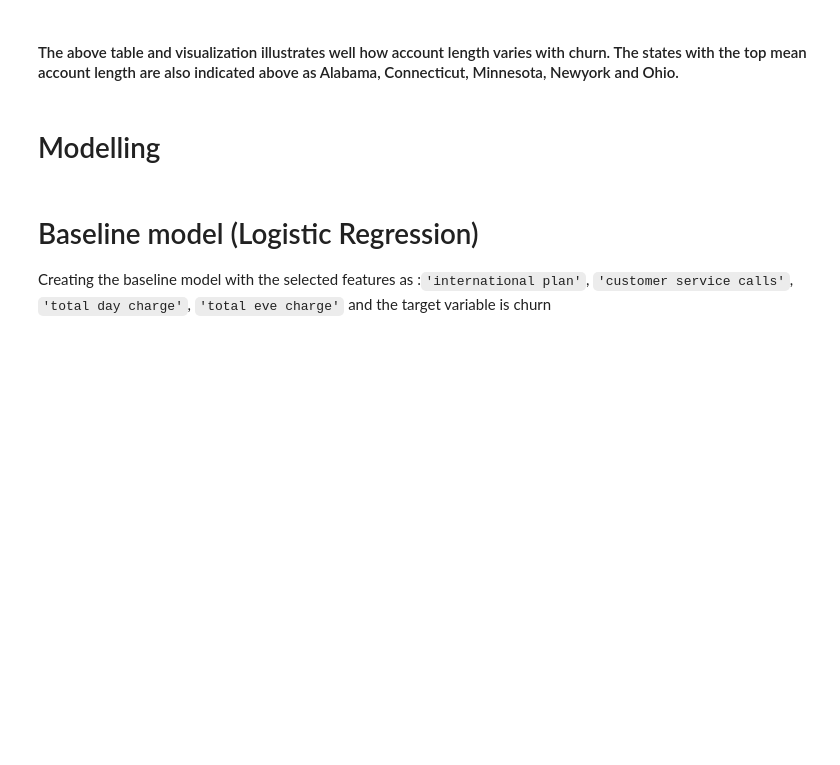
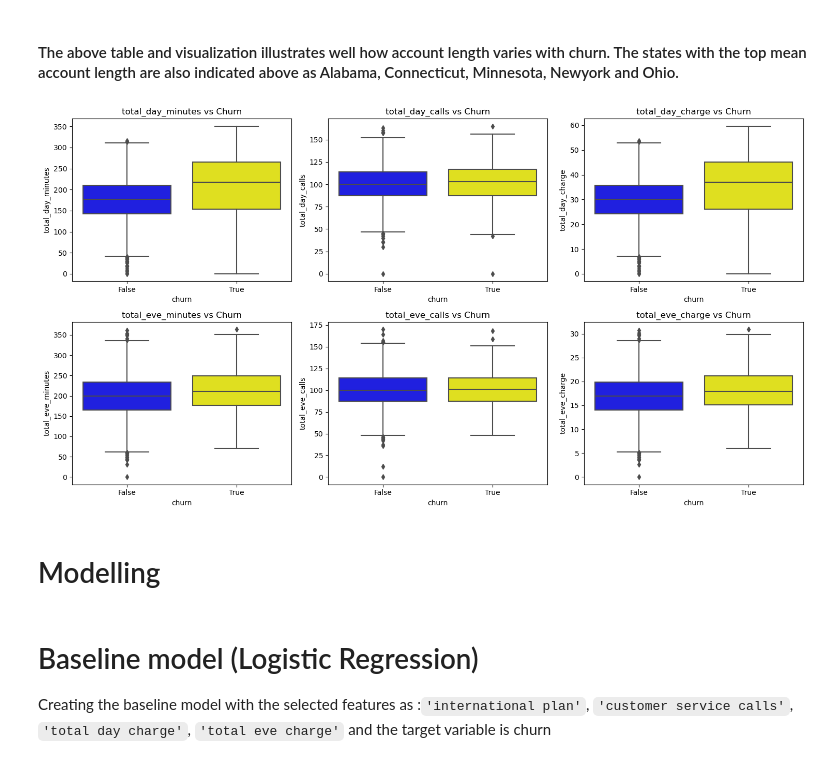
Before and after one commit to Kiplagat8/dsft13hybrid_phase3_project_group4, a Jupyter notebook: index.ipynb, the cells around one changed output. Saved outputs shown, nothing was run; the diff lists cells and outputs as text; code cells hidden in the pictures; blank space fills up the shorter version.

```diff
--- a/index.ipynb
+++ b/index.ipynb
@@ -406,21 +409,23 @@ AttributeError: 'numpy.bool_' object has no attribute 'startswith'
 # %%
 # We visualize different features against churn
 features = [
     'total_day_minutes', 'total_day_calls', 'total_day_charge',
     'total_eve_minutes', 'total_eve_calls', 'total_eve_charge',
     'total_night_minutes', 'total_night_calls', 'total_night_charge',
     'total_intl_minutes', 'total_intl_calls', 'total_intl_charge',
     'customer_service_calls'
 ]
 
 # Visualize boxplots for each feature against churn
 plt.figure(figsize=(15, 8))
-for i, col in enumerate(features[:6], 1):
+for i, col in enumerate (features[:6], 1):
     plt.subplot(2, 3, i)
-    sns.boxplot(data=df, x='churn', hue='churn', y=col, palette=["blue", "yellow"], legend= False)
+    sns.boxplot(data=df, x='churn', y=col, palette=["blue", "yellow"])
     plt.title(f"{col} vs Churn")
 plt.tight_layout()
 plt.show()
+# %% [output]
+[figure, added]
 # %% [markdown]
 # Modelling
 # %% [markdown]
```
Also changed, not shown: parts of 41 cells of this notebook.
